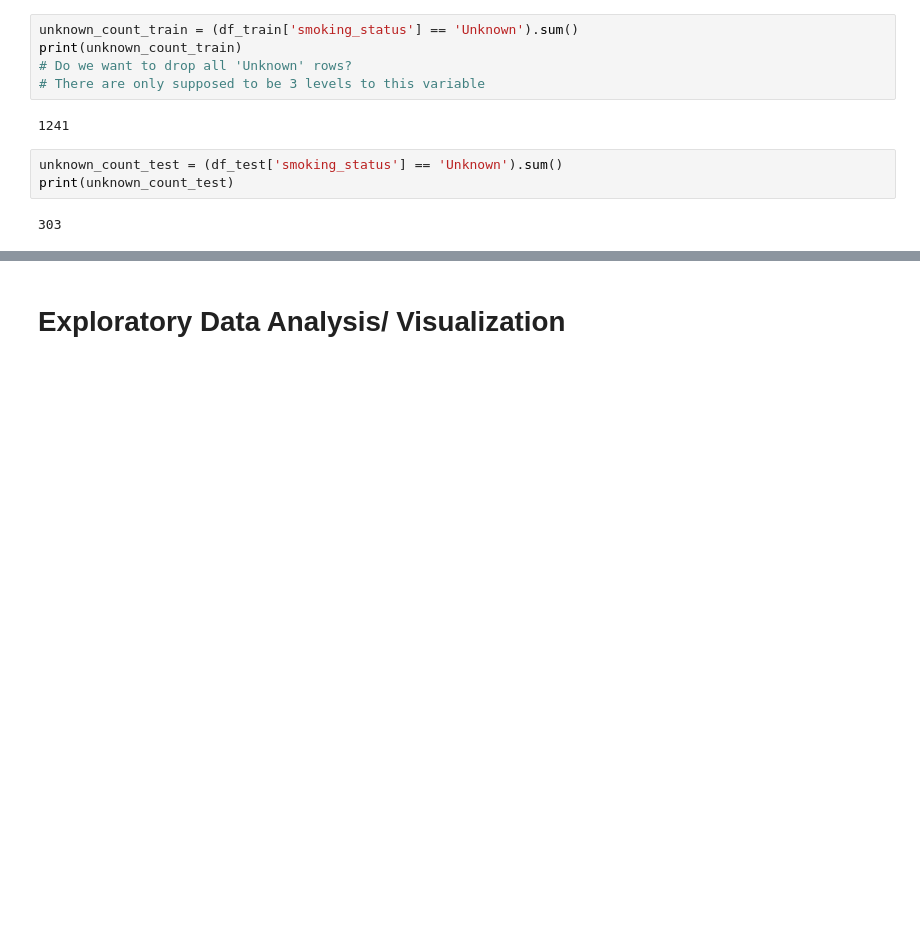
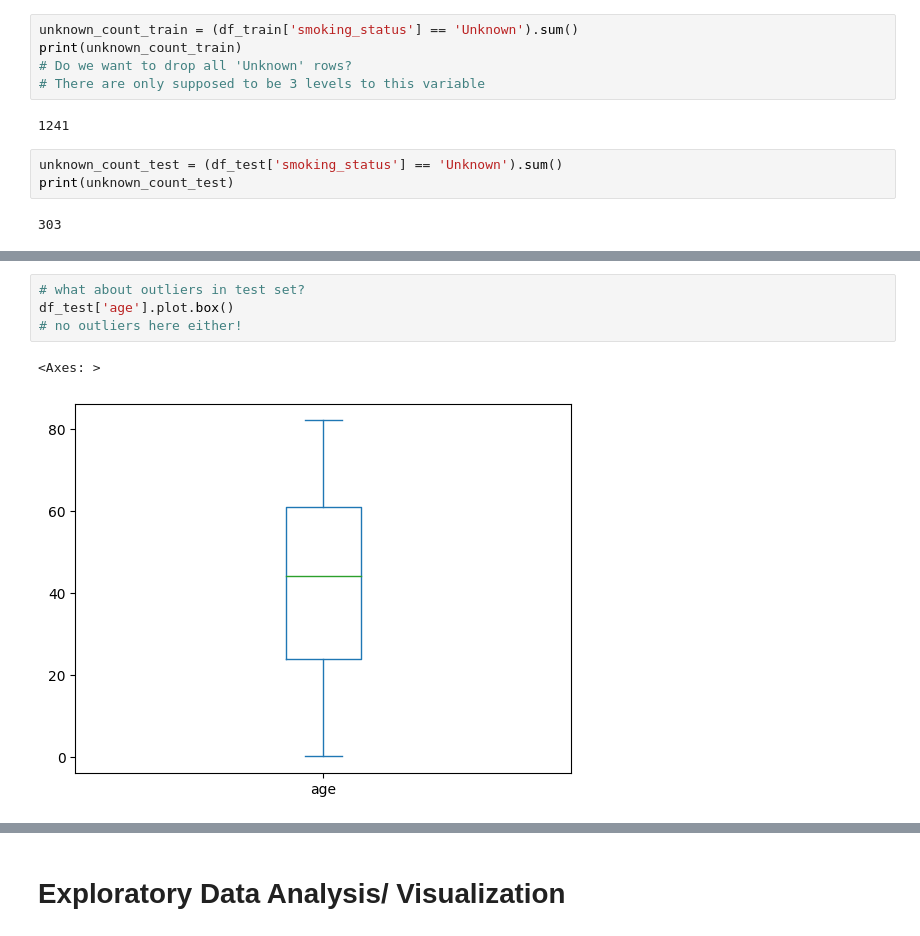
Before and after one commit to DS3001/group19, a Jupyter notebook: project_2/Project2.ipynb, the cells around one changed output, grey strips where cells are left out. Cells and saved outputs as stored; diff of their text form; blank space fills up the shorter version.

```diff
--- a/project_2/Project2.ipynb
+++ b/project_2/Project2.ipynb
@@ -196,0 +226,7 @@ print(df_train)
+# %%
+# what about outliers in test set?
+df_test['age'].plot.box()
+# no outliers here either!
+# %% [output]
+<Axes: >
+[figure, added]
```
Also changed, not shown: parts of 27 cells of this notebook.
